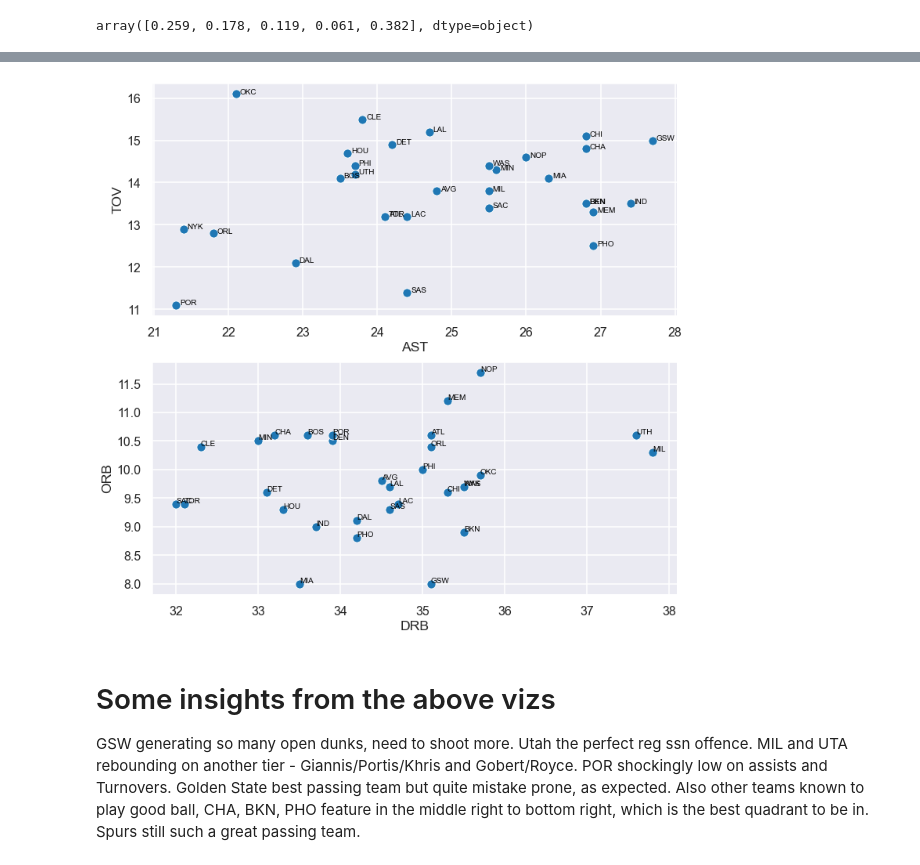
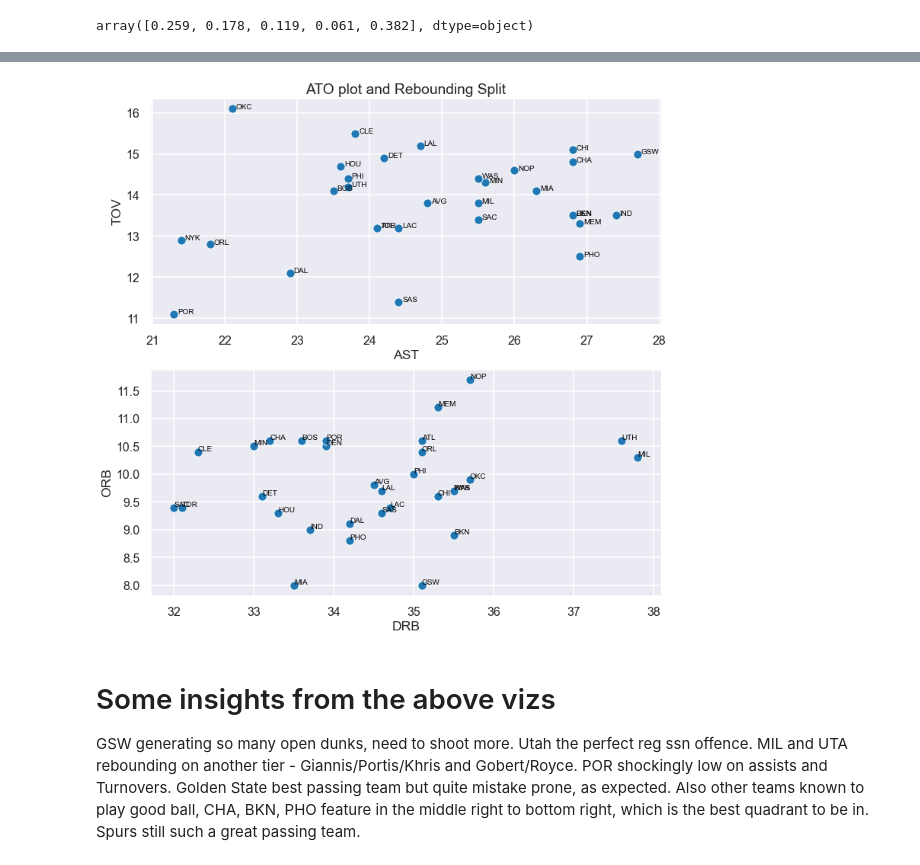
Before and after one commit to pranav2902/nba-2021-viz, a Jupyter notebook: playervizs.ipynb, the cells around one changed output, grey strips where cells are left out. Drawn from its saved outputs; the diff is of its cells as text; code cells hidden in the pictures.

```diff
--- a/playervizs.ipynb
+++ b/playervizs.ipynb
@@ -88,6 +88,7 @@ sns.scatterplot(data = teamtotals, x = teamshooting["Md. Dunks"],y = teamtotals[
 
 for line in range(teamtotals.shape[0]):
     ax1.text(teamshooting["Md. Dunks"][line]+2, teamtotals["3P"][line], teamtotals.abb[line], horizontalalignment='left', size='medium', color='black')
+    ax1.set_title("Dunks and Layups vs 3 Pointers")
 
 #sns.scatterplot(data = teamtotals, x = teamshooting["Md. Layups"],y = teamtotals["3P"],ax = ax )
 #for line in range(teamtotals.shape[0]):
@@ -96,6 +97,6 @@ for line in range(teamtotals.shape[0]):
 sns.scatterplot(data = teamtotals, x = teamshooting["Md. Layups"],y = teamtotals["3P"],ax = ax2,palette="RdYlBu" )
 for line in range(teamtotals.shape[0]):
      ax2.text(teamshooting["Md. Layups"][line]+2, teamtotals["3P"][line], teamtotals.abb[line], horizontalalignment='left', size='large', color='black')
-
+plt.savefig("DunksLayups3s.png")
 plt.show()
 # %% [output]
@@ -121,21 +131,22 @@ plt.show()
 # %%
 # AST to TOV viz and REB split
 style.use("seaborn-poster")
 fig,(ax3,ax4) = plt.subplots(2,1,figsize = (12,12))
 sns.set_style(style="darkgrid")
-sns.scatterplot(data = teampergame, x = teampergame["AST"],y = teampergame["TOV"],ax = ax3,palette="inferno" )
+sns.scatterplot(data = teampergame, x = teampergame["AST"],y = teampergame["TOV"],ax = ax3,palette="RdYlBu" )
 
 for line in range(teamtotals.shape[0]):
     ax3.text(teampergame["AST"][line]+0.05, teampergame["TOV"][line], teamtotals.abb[line], horizontalalignment='left', size='medium', color='black')
+    ax3.set_title("ATO plot and Rebounding Split")
 
 sns.scatterplot(data = teampergame, x = teampergame["DRB"],y = teampergame["ORB"],ax = ax4,palette="inferno" )
 
 for line in range(teamtotals.shape[0]):
     ax4.text(teampergame["DRB"][line], teampergame["ORB"][line]+0.02, teamtotals.abb[line], horizontalalignment='left', size='medium', color='black')
-
+plt.savefig("ATO ratio and REBsplit.png")
 plt.show()
 # %% [output]
-[figure, old version]
+[figure, new version]
 # %% [markdown]
 # Some insights from the above vizs
 GSW generating so many open dunks, need to shoot more. Utah the perfect reg ssn offence.
```
Also changed, not shown: parts of 4 cells of this notebook, 3 other files.
